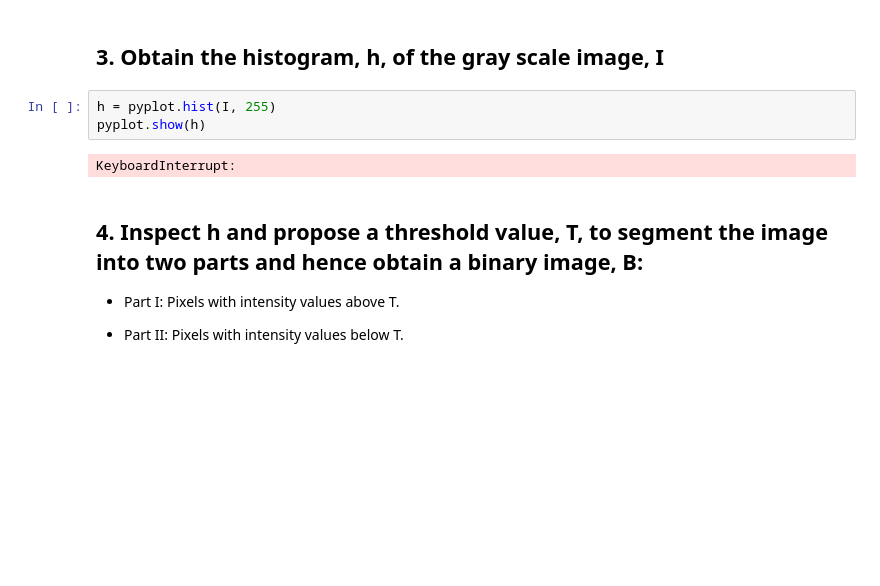
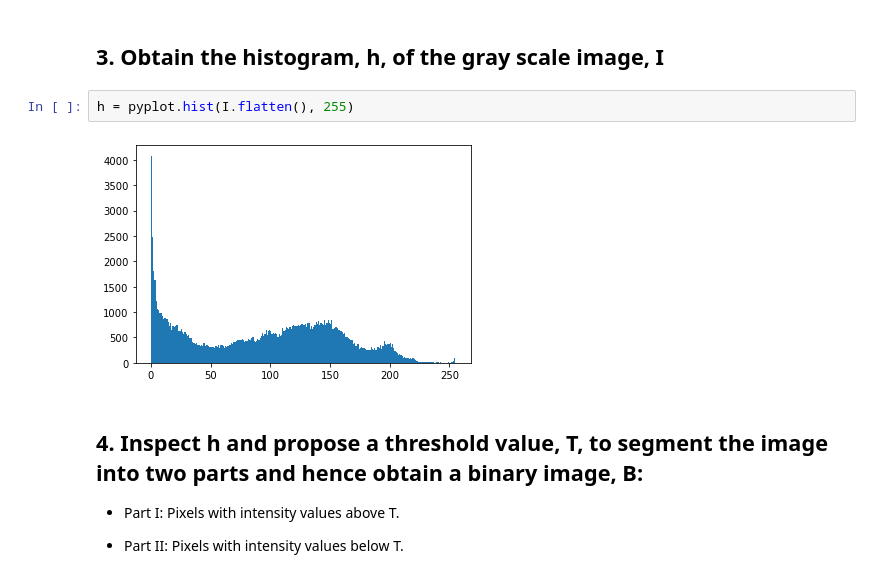
Before and after one commit to yukosgiti/BBL588, a Jupyter notebook: homework1.ipynb, the cells around one changed output. Drawn from its saved outputs; the diff is of its cells as text; blank space fills up the shorter version.

```diff
--- a/homework1.ipynb
+++ b/homework1.ipynb
@@ -44,10 +44,9 @@ pyplot.imshow(I, cmap="gray")
 # %% [markdown]
 ## 3. Obtain the histogram, h, of the gray scale image, I
 # %%
-h = pyplot.hist(I, 255)
-pyplot.show(h)
+h = pyplot.hist(I.flatten(), 255)
 # %% [output]
-KeyboardInterrupt:
+[figure, added]
 # %% [markdown]
 ## 4. Inspect h and propose a threshold value, T, to segment the image into two parts and hence obtain a binary image, B:
 
```
Also changed, not shown: parts of 4 cells of this notebook.
